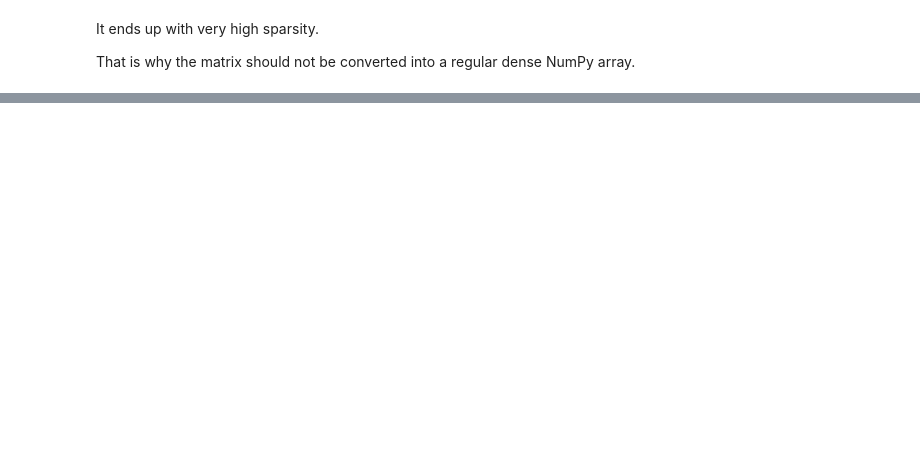
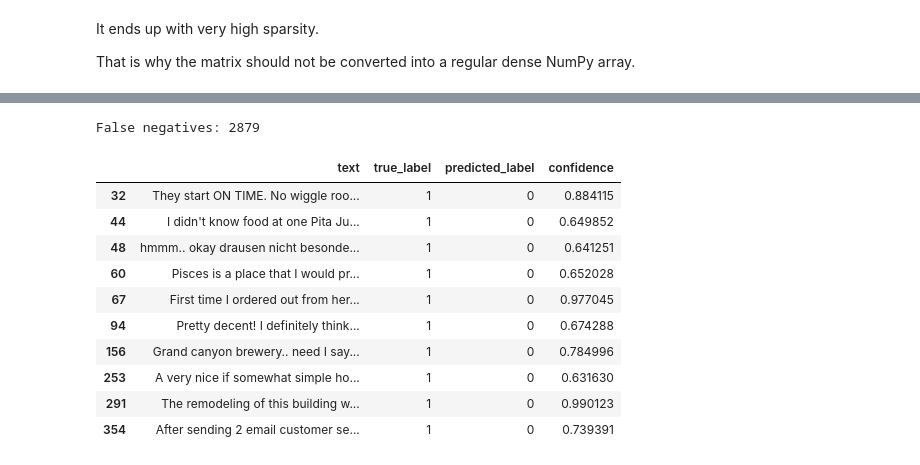
Before and after one commit to ProximaRenovatio/ai-ml-portfolio, a Jupyter notebook: P01_AI_Review_Analyzer/notebooks/03_baseline_tfidf.ipynb, the cells around one changed output, grey strips where cells are left out. Drawn from its saved outputs; the diff is of its cells as text; code cells hidden in the pictures; blank space fills up the shorter version.

```diff
--- a/P01_AI_Review_Analyzer/notebooks/03_baseline_tfidf.ipynb
+++ b/P01_AI_Review_Analyzer/notebooks/03_baseline_tfidf.ipynb
@@ -184,0 +579,25 @@ y_test_pred = model.predict(X_test_tfidf)
+# %%
+# false negative
+
+false_negatives = errors[
+    (errors["true_label"] == 1) &
+    (errors["predicted_label"] == 0)
+]
+
+print("False negatives:", len(false_negatives))
+false_negatives[
+    ["text", "true_label", "predicted_label", "confidence"]
+].head(10)
+# %% [output]
+False negatives: 2879
+|  | text | true_label | predicted_label | confidence |
+| 32 | They start ON TIME. No wiggle roo... | 1 | 0 | 0.884115 |
+| 44 | I didn't know food at one Pita Ju... | 1 | 0 | 0.649852 |
+| 48 | hmmm.. okay drausen nicht besonde... | 1 | 0 | 0.641251 |
+| 60 | Pisces is a place that I would pr... | 1 | 0 | 0.652028 |
+| 67 | First time I ordered out from her... | 1 | 0 | 0.977045 |
+| 94 | Pretty decent! I definitely think... | 1 | 0 | 0.674288 |
+| 156 | Grand canyon brewery.. need I say... | 1 | 0 | 0.784996 |
+| 253 | A very nice if somewhat simple ho... | 1 | 0 | 0.631630 |
+| 291 | The remodeling of this building w... | 1 | 0 | 0.990123 |
+| 354 | After sending 2 email customer se... | 1 | 0 | 0.739391 |
```
Also changed, not shown: parts of 49 cells of this notebook, 5 other files.
